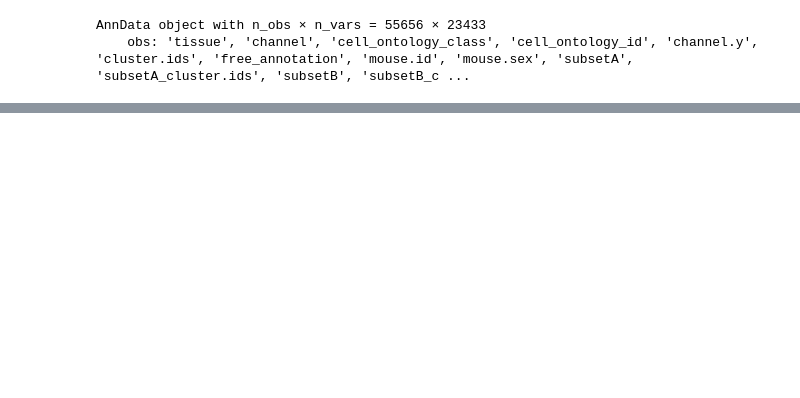
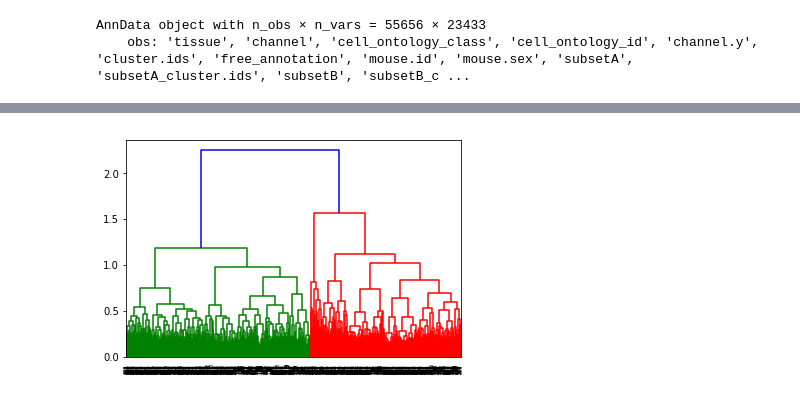
Before and after one commit to anders-biostat/sc_methods, a Jupyter notebook: Tm_dist/endo_neighbours.ipynb, the cells around one changed output, grey strips where cells are left out. Saved outputs shown, nothing was run; the diff lists cells and outputs as text; code cells hidden in the pictures; blank space fills up the shorter version.

```diff
--- a/Tm_dist/endo_neighbours.ipynb
+++ b/Tm_dist/endo_neighbours.ipynb
@@ -63,0 +135,6 @@ plt.ylim(0,2500);
+# %%
+a = h5sim[ cnts.obs.endo_gold, : ][ : , cnts.obs.endo_gold ]
+cl = sp.cluster.hierarchy.complete( np.sqrt( 1 - a/2 ) )
+sp.cluster.hierarchy.dendrogram( cl );
+# %% [output]
+[figure, added]
```
Also changed, not shown: parts of 26 cells of this notebook, 1 other file.
